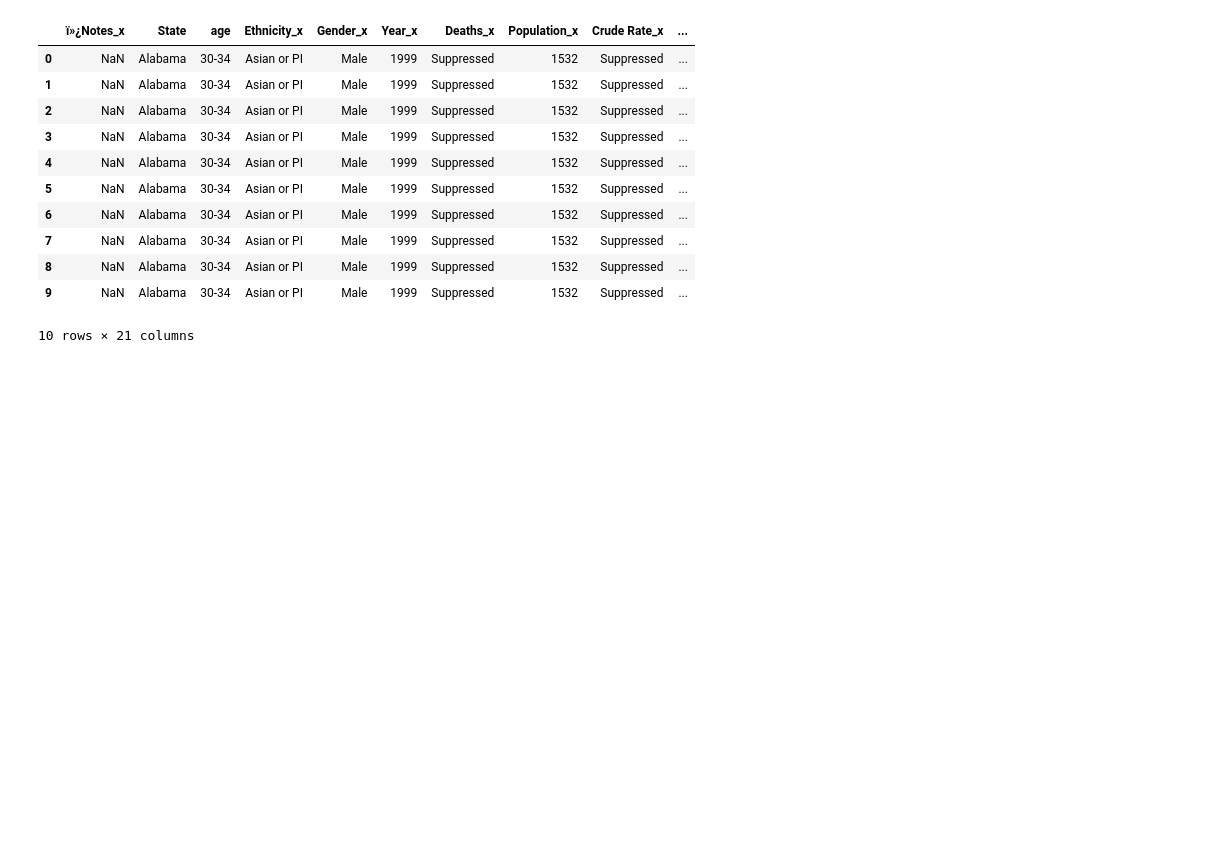
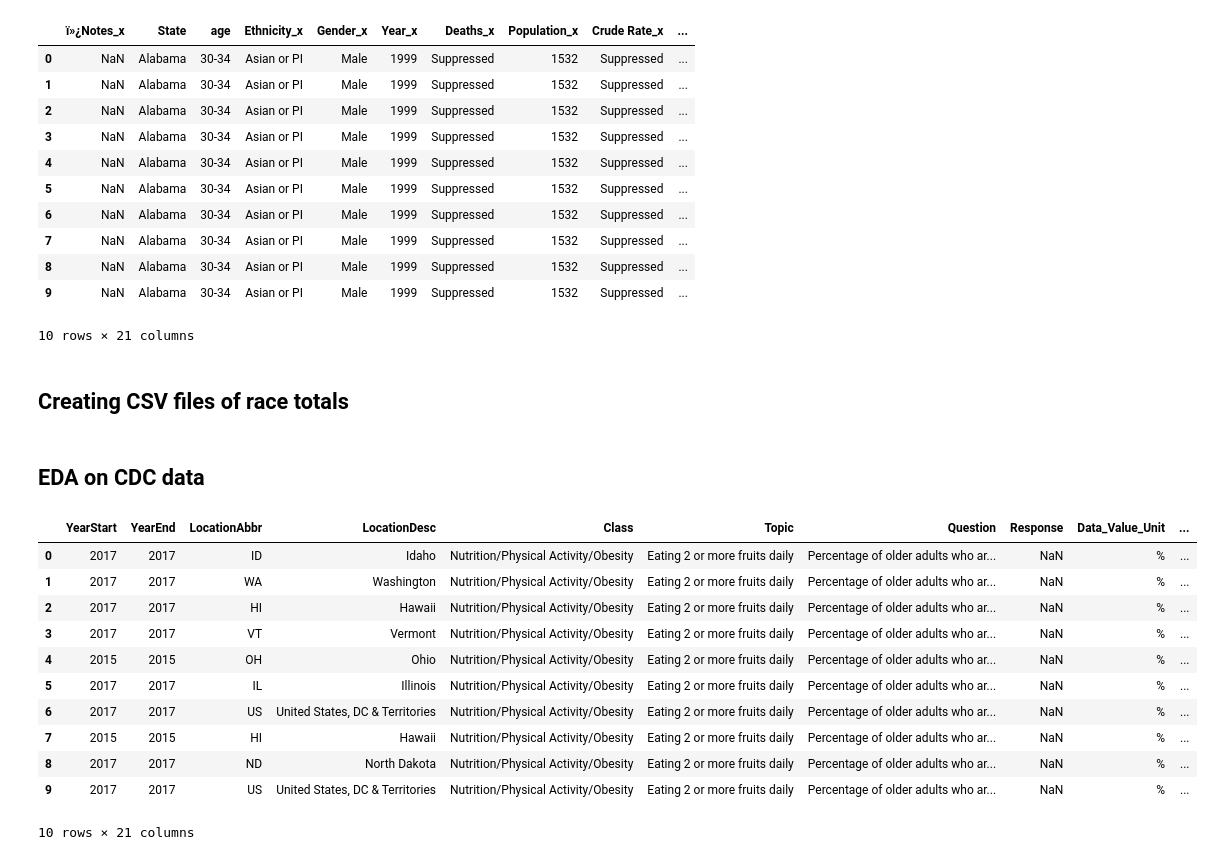
Before and after one commit to MrBardot/Trends-in-Alzheimers-Disease-Fatalities-in-the-United-States-and-Tennessee-from-1999-2018.-, a Jupyter notebook: notebooks/alz_eda.ipynb, the cells around one changed output. Saved outputs shown, nothing was run; the diff lists cells and outputs as text; code cells hidden in the pictures; blank space fills up the shorter version.

```diff
--- a/notebooks/alz_eda.ipynb
+++ b/notebooks/alz_eda.ipynb
@@ -10,7 +10,7 @@ import seaborn as sns
 # %% [markdown]
 ## Reading in datasets
 # %%
-aging_data = pd.read_csv('../data/Alzheimer_s_Disease_And_Healthy_Aging_Data.csv')
+aging_data = pd.read_csv('../data/Alzheimer_s_Disease_And_Healthy_Aging_Data_edited.csv')
 cog_dec = pd.read_csv('../data/Alzheimer_s_Disease_and_Healthy_Aging_Indicators__Cognitive_Decline.csv')
 caregiving =  pd.read_csv('../data/Alzheimer_s_Disease_and_Healthy_Aging_Indicators__Caregiving.csv')
 american_indian_female = pd.read_csv('../data/American Indian or Alaskan Native, Female, AD by State.csv',skipfooter = 76, engine = 'python')
@@ -345,3 +345,5 @@ asian_ad.head(10)
 | 8 | NaN | Alabama | 30-34 | Asian or PI | Male | 1999 | Suppressed | 1532 | Suppressed | ... |
 | 9 | NaN | Alabama | 30-34 | Asian or PI | Male | 1999 | Suppressed | 1532 | Suppressed | ... |
 10 rows × 21 columns
+# %% [markdown]
+## Creating CSV files of race totals
@@ -347,0 +356,17 @@ asian_ad.head(10)
+# %% [markdown]
+## EDA on CDC data
+# %%
+aging_data.head(10)
+# %% [output]
+|  | YearStart | YearEnd | LocationAbbr | LocationDesc | Class | Topic | Question | Response | Data_Value_Unit | ... |
+| 0 | 2017 | 2017 | ID | Idaho | Nutrition/Physical Activity/Obesity | Eating 2 or more fruits daily | Percentage of older adults who ar... | NaN | % | ... |
+| 1 | 2017 | 2017 | WA | Washington | Nutrition/Physical Activity/Obesity | Eating 2 or more fruits daily | Percentage of older adults who ar... | NaN | % | ... |
+| 2 | 2017 | 2017 | HI | Hawaii | Nutrition/Physical Activity/Obesity | Eating 2 or more fruits daily | Percentage of older adults who ar... | NaN | % | ... |
+| 3 | 2017 | 2017 | VT | Vermont | Nutrition/Physical Activity/Obesity | Eating 2 or more fruits daily | Percentage of older adults who ar... | NaN | % | ... |
+| 4 | 2015 | 2015 | OH | Ohio | Nutrition/Physical Activity/Obesity | Eating 2 or more fruits daily | Percentage of older adults who ar... | NaN | % | ... |
+| 5 | 2017 | 2017 | IL | Illinois | Nutrition/Physical Activity/Obesity | Eating 2 or more fruits daily | Percentage of older adults who ar... | NaN | % | ... |
+| 6 | 2017 | 2017 | US | United States, DC & Territories | Nutrition/Physical Activity/Obesity | Eating 2 or more fruits daily | Percentage of older adults who ar... | NaN | % | ... |
+| 7 | 2015 | 2015 | HI | Hawaii | Nutrition/Physical Activity/Obesity | Eating 2 or more fruits daily | Percentage of older adults who ar... | NaN | % | ... |
+| 8 | 2017 | 2017 | ND | North Dakota | Nutrition/Physical Activity/Obesity | Eating 2 or more fruits daily | Percentage of older adults who ar... | NaN | % | ... |
+| 9 | 2017 | 2017 | US | United States, DC & Territories | Nutrition/Physical Activity/Obesity | Eating 2 or more fruits daily | Percentage of older adults who ar... | NaN | % | ... |
+10 rows × 21 columns
```
Also changed, not shown: parts of 1 cell of this notebook.
